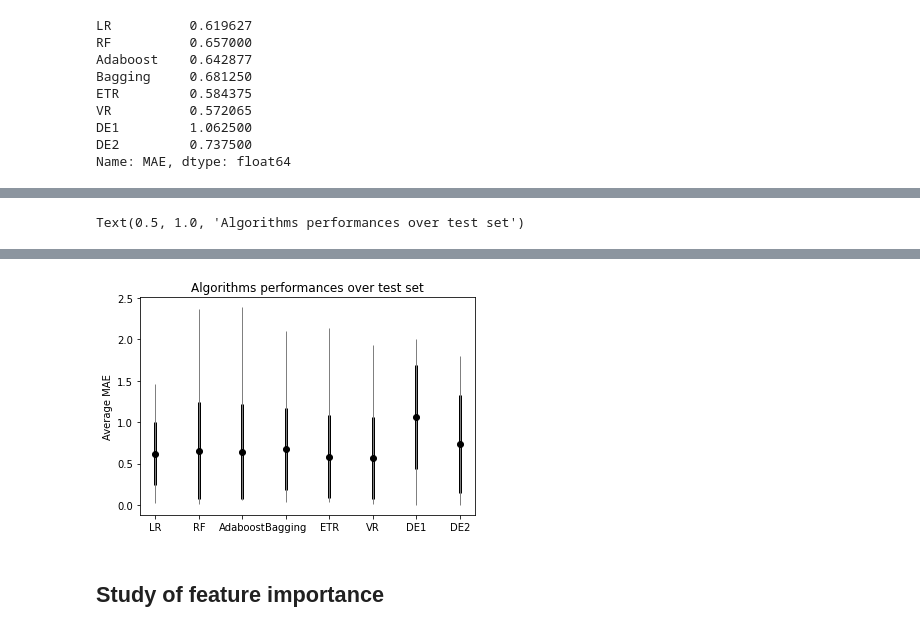
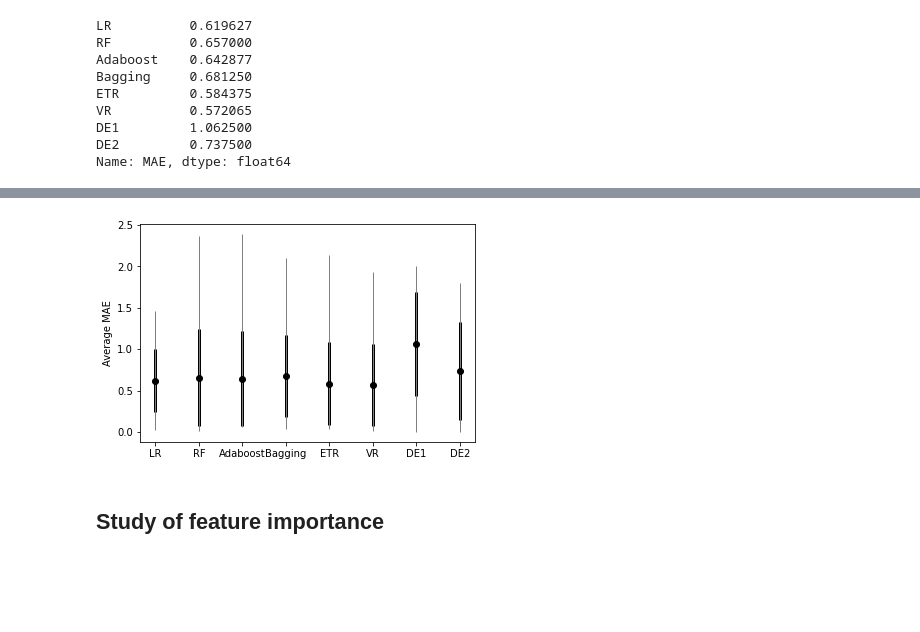
Before and after one commit to basakesin/MAST-Rhythm-Automatic-Assessment, a Jupyter notebook: MASTRhythm.ipynb, the cells around one changed output, grey strips where cells are left out. Cells and saved outputs as stored; diff of their text form; code cells hidden in the pictures; blank space fills up the shorter version.

```diff
--- a/MASTRhythm.ipynb
+++ b/MASTRhythm.ipynb
@@ -1301,6 +1310,7 @@ plt.errorbar(column_names, means, stds, fmt='ok', lw=3)
 plt.errorbar(column_names, means, [means - mins, maxes - means],
              fmt='.k', ecolor='gray', lw=1)
 plt.ylabel("Average MAE")
-plt.title('Algorithms performances over test set')
+plt.savefig('Fig3.eps', format='eps', dpi=1200)
+files.download("Fig3.eps")
+#plt.title('Algorithms performances over test set')
 # %% [output]
-Text(0.5, 1.0, 'Algorithms performances over test set')
@@ -1307,4 +1319,4 @@ Text(0.5, 1.0, 'Algorithms performances over test set')
-[figure, old version]
+[figure, new version]
 # %% [markdown]
 ## Study of feature importance
 # %%
```
Also changed, not shown: parts of 12 cells of this notebook.
